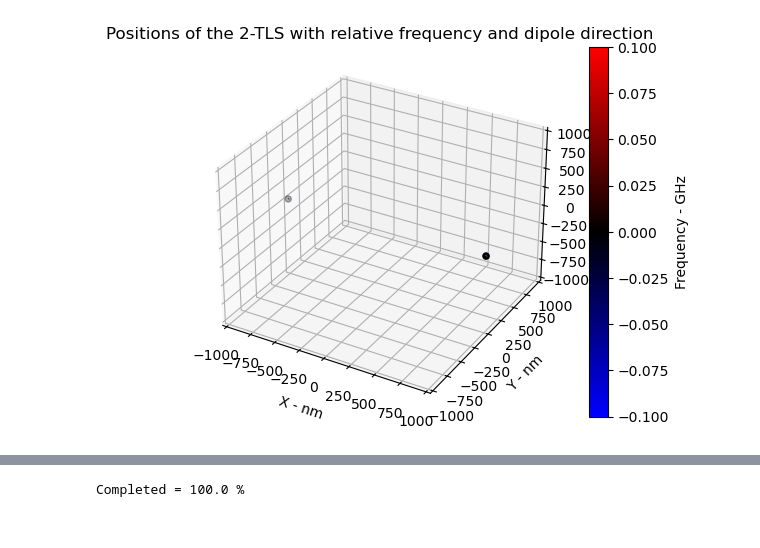
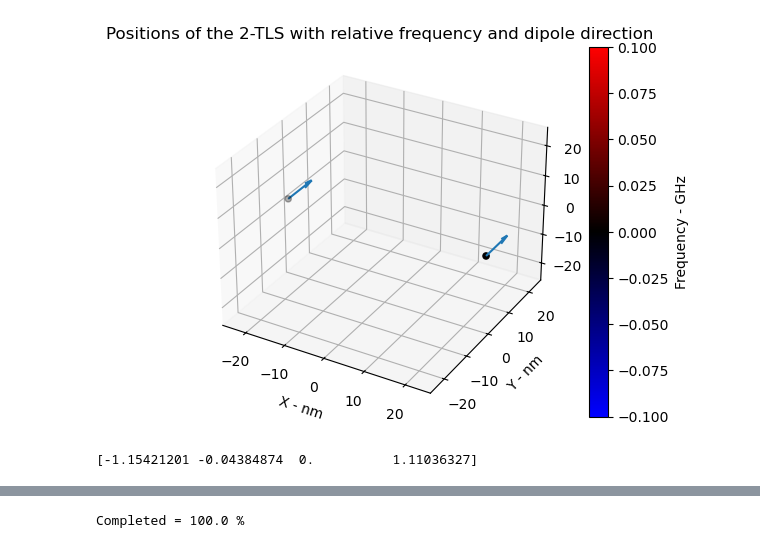
Before and after one commit to Daniele-PyBECTN/molecular_quantum_optics, a Jupyter notebook: Unresolved detection/notebooks/full_quantum/g3/g2_zeros.ipynb, the cells around one changed output, grey strips where cells are left out. Cells and saved outputs as stored; diff of their text form; code cells hidden in the pictures.

```diff
--- a/Unresolved detection/notebooks/full_quantum/g3/g2_zeros.ipynb
+++ b/Unresolved detection/notebooks/full_quantum/g3/g2_zeros.ipynb
@@ -565,7 +567,7 @@ Ny = 1
 N_TLS = Nx*Ny
 
 
-l0 = 2000
+l0 = 50
 
 theta_NA = np.pi/50
 
@@ -587,7 +589,7 @@ sx, sy, sz, s_ = spin_operators(N_TLS)
 Edd_ref = 0.0248 # kV/cm
                                     #include a golden substrate
 img_active = 1  #choose to use free space '==0' or half space '==1' dyadic Green function
-z0 = - 20000     #position in nm of the conductinc plate (only if img_active == 1)
+z0 = - 200     #position in nm of the conductinc plate (only if img_active == 1)
 
                                     # in GHz - detuning of the molecules with respect external pump, molecules losses, dipole-dipole reference scale
 gamma = .05  # homogeneous broadening, or Fourier limit linewidth
@@ -595,15 +597,15 @@ gamma_deph = .01 # pure dephasing rate (to be done properly I should include the
 Udd = 1.    # coefficiente dimensionale dyadic in GHz -> Udd = e^2/epsilon0 k0^3 xi_d^2 ( e xi_d = dipole transition \approx 13 D )
 Gamma0 = Udd/(3.*np.pi)     # ==== Single emitter diagonal spontaneous decay rate of the free space dyadic. Necessary to ensure stability.
 
-OmR = 0.
+OmR = 6.
 sigma_freqs = 0.
                                     #arr_freq_dis = sigma_freqs*np.random.normal(0.0, 1., size=N_TLS) #array that stores fluctuations of TLS freqs., sigma is in GHz
 arr_freq_dis = sigma_freqs*np.random.uniform(-1./2., 1./2., size=N_TLS)
 
                                     #detuning with respect external laser
-det0 = 0. #* np.sqrt(N_TLS)        #in Ghz
+det0 = -1.15 #* np.sqrt(N_TLS)        #in Ghz
 
-Gam_p = .3                           #Incoherent pump strength
+Gam_p = .0                           #Incoherent pump strength
 
                                     #select orientation dipoles
 direction_dipole = 1    # x==0, y==1, z==2
@@ -624,31 +626,38 @@ K = np.zeros(shape=(N_TLS, N_TLS), dtype=np.complex_)
 K = interaction_matrix(R, D, k0, N_TLS, z0, img_active)
 
 Gamma_tens = 2.*Udd*K.imag + (gamma + Gamma0)*np.eye( N_TLS )
 ikvals, ikvecs = np.linalg.eig(Gamma_tens)
 idx = np.argsort(ikvals)
 ikvals = ikvals[idx]
 ikvecs = ikvecs[:,idx]
 
 dressed_jump = []
 for nik in range(ikvals.size):
     for ntls in range(N_TLS):
         Gk = ikvals[nik]
         if Gk < 0:
             Gk = 0.
         dressed_jump.append( np.sqrt( ( Gk + 1j*0.0 ) ) * ikvecs[ntls,nik] * s_[ntls] )
 
 Heff = 0*sz[0]
+H0 = Heff
 arr_cjump = []
 Ltot = 0*lindblad_dissipator( s_[0] )
 for n1 in range(N_TLS):
     Heff += ( det0 + arr_freq_dis[n1] ) * s_[n1].dag()*s_[n1] + .5*OmR * projE[n1] * (s_[n1]*np.exp(-1j*k0*np.dot(dir_k, R[n1]) ) + s_[n1].dag()*np.exp(+1j*k0*np.dot(dir_k, R[n1]) ) )
     arr_cjump.append( np.sqrt(Gam_p)*s_[n1].dag()  )
     arr_cjump.append( np.sqrt(gamma_deph)*s_[n1].dag()*s_[n1] )
     for n2 in range(N_TLS):
         Heff += - 1.*Udd*K[n1][n2].real * s_[n1].dag()*s_[n2]
+        H0 += - 1.*Udd*K[n1][n2].real * s_[n1].dag()*s_[n2]
 arr_jump_tot = arr_cjump + dressed_jump
 Ltot += liouvillian(Heff, arr_jump_tot)
 
 rho_ss = steadystate(Ltot)
+bell_y = 0
 # %% [output]
-[figure, old version]
+[figure, new version]
+# %%
+print( H0.eigenenergies() )
+# %% [output]
+[-1.15421201 -0.04384874  0.          1.11036327]
```
Also changed, not shown: parts of 6 cells of this notebook, 6 other files.
